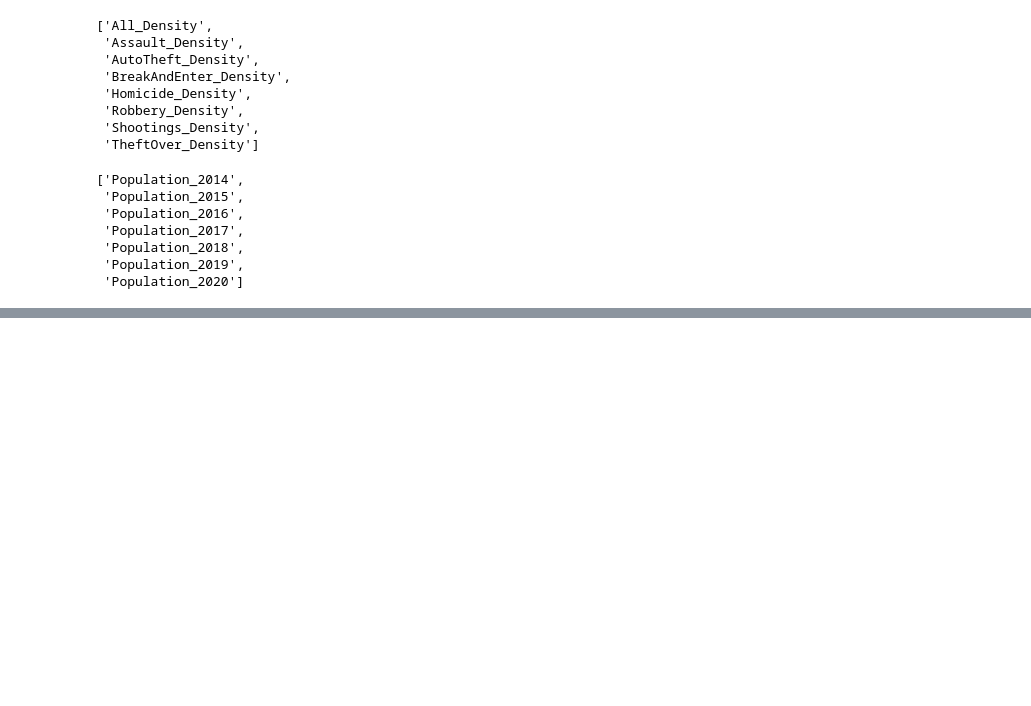
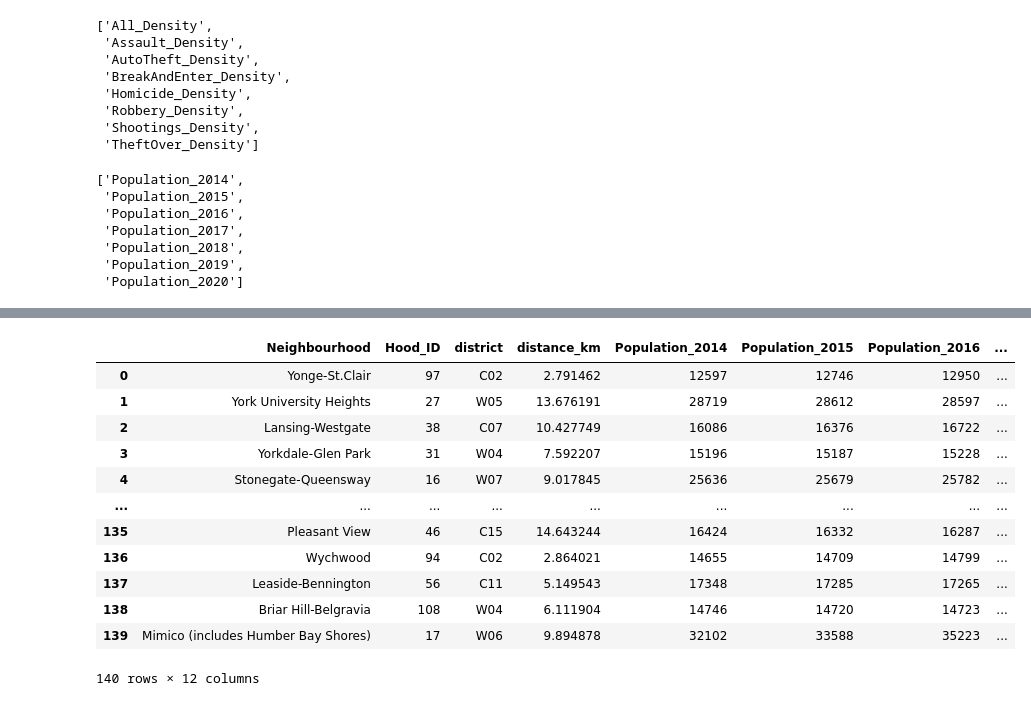
Before and after one commit to WillKWL/Project-TorontoApartment, a Jupyter notebook: 1b- load neighbourhood boundaries.ipynb, the cells around one changed output, grey strips where cells are left out. Drawn from its saved outputs; the diff is of its cells as text; code cells hidden in the pictures; blank space fills up the shorter version.

```diff
--- a/1b- load neighbourhood boundaries.ipynb
+++ b/1b- load neighbourhood boundaries.ipynb
@@ -415,0 +535,19 @@ neighbourhoods.to_file('./clean_data/neighbourhoods.geojson', driver='GeoJSON')
+# %%
+neighbourhoods_output = neighbourhoods[['Neighbourhood', 'Hood_ID', 'district', 'distance_km'] +
+                                       ['Population_' + x for x in neighbourhood_years] +
+                                       ['geometry']]
+neighbourhoods_output
+# %% [output]
+|  | Neighbourhood | Hood_ID | district | distance_km | Population_2014 | Population_2015 | Population_2016 | ... |
+| 0 | Yonge-St.Clair | 97 | C02 | 2.791462 | 12597 | 12746 | 12950 | ... |
+| 1 | York University Heights | 27 | W05 | 13.676191 | 28719 | 28612 | 28597 | ... |
+| 2 | Lansing-Westgate | 38 | C07 | 10.427749 | 16086 | 16376 | 16722 | ... |
+| 3 | Yorkdale-Glen Park | 31 | W04 | 7.592207 | 15196 | 15187 | 15228 | ... |
+| 4 | Stonegate-Queensway | 16 | W07 | 9.017845 | 25636 | 25679 | 25782 | ... |
+| ... | ... | ... | ... | ... | ... | ... | ... | ... |
+| 135 | Pleasant View | 46 | C15 | 14.643244 | 16424 | 16332 | 16287 | ... |
+| 136 | Wychwood | 94 | C02 | 2.864021 | 14655 | 14709 | 14799 | ... |
+| 137 | Leaside-Bennington | 56 | C11 | 5.149543 | 17348 | 17285 | 17265 | ... |
+| 138 | Briar Hill-Belgravia | 108 | W04 | 6.111904 | 14746 | 14720 | 14723 | ... |
+| 139 | Mimico (includes Humber Bay Shores) | 17 | W06 | 9.894878 | 32102 | 33588 | 35223 | ... |
+140 rows × 12 columns
```
Also changed, not shown: parts of 60 cells of this notebook, 13 other files.
